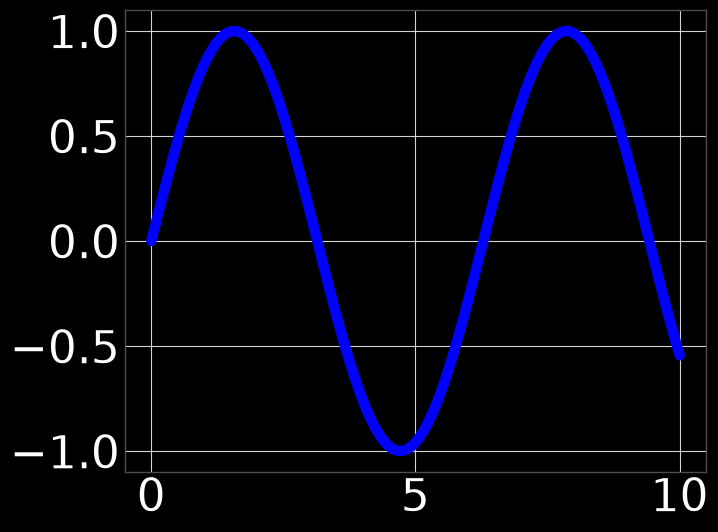
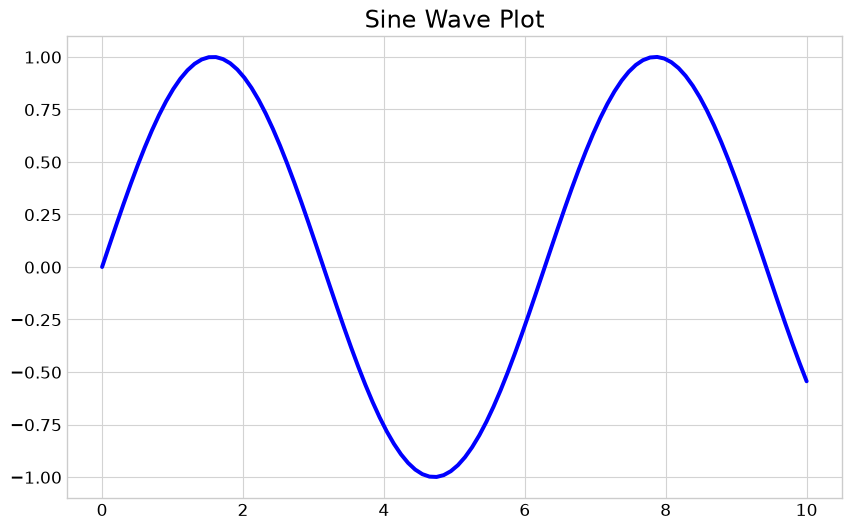
The notebook cell's code change between the first figure and the second:
--- before
+++ after
@@ -1,7 +1,7 @@
 scientifig.use_style(
-    "presentation", width=0.2, background="black"
+    "presentation", width=0.7, background="transparent"
 )  # once, e.g. at the top of a notebook
 
-fig, ax = scientifig.create_figure(figsize=(7.5, 6))
+fig, ax = scientifig.create_figure(figsize=(10, 6))
 
 # generate some data
@@ -10,5 +10,5 @@
 
 ax.plot(x, y, label="Sine Wave", color="blue")
-
+ax.set_title("Sine Wave Plot")
 scientifig.scale_fonts(fig)
-plt.show()
+# scientifig.savefig(fig, "testplots/sine_wave_plot.png")

Commit: add readme and poster style